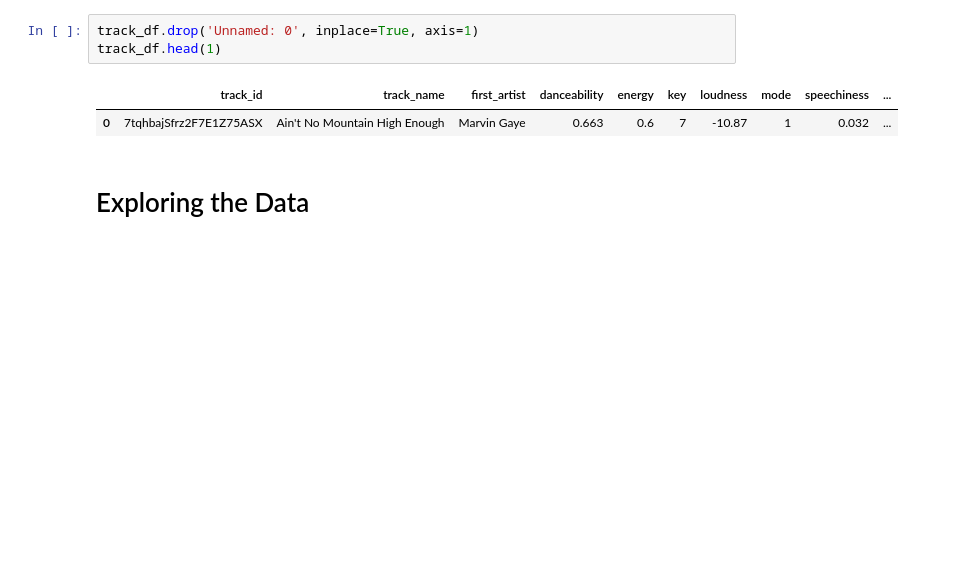
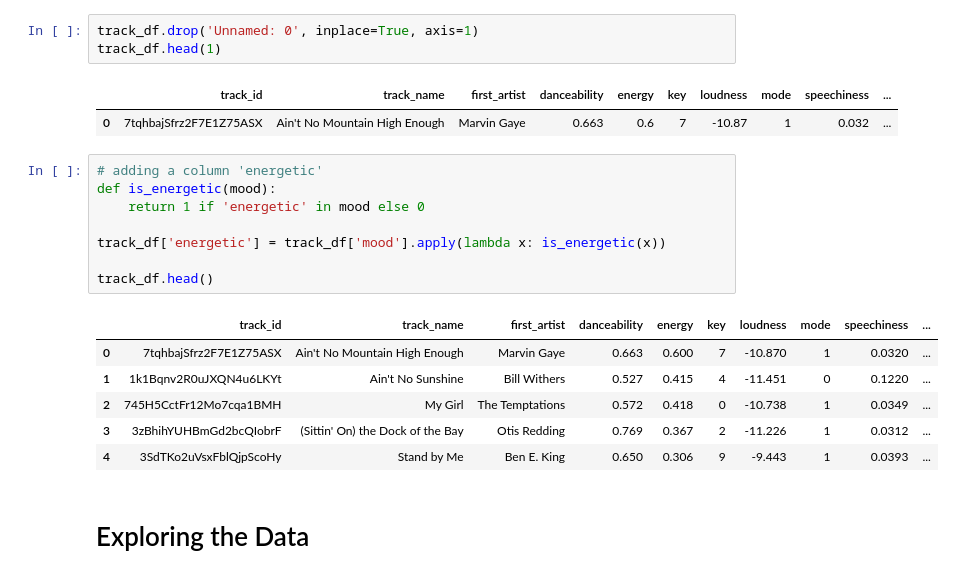
Before and after one commit to aakanksha1dutta/MOODSIC, a Jupyter notebook: 2_EDA_and_Modelling.ipynb, the cells around one changed output. Cells and saved outputs as stored; diff of their text form; blank space fills up the shorter version.

```diff
--- a/2_EDA_and_Modelling.ipynb
+++ b/2_EDA_and_Modelling.ipynb
@@ -25,6 +25,21 @@ track_df.head(1)
 # %% [output]
 |  | track_id | track_name | first_artist | danceability | energy | key | loudness | mode | speechiness | ... |
 | 0 | 7tqhbajSfrz2F7E1Z75ASX | Ain't No Mountain High Enough | Marvin Gaye | 0.663 | 0.6 | 7 | -10.87 | 1 | 0.032 | ... |
+# %%
+# adding a column 'energetic'
+def is_energetic(mood):
+    return 1 if 'energetic' in mood else 0
+
+track_df['energetic'] = track_df['mood'].apply(lambda x: is_energetic(x))
+
+track_df.head()
+# %% [output]
+|  | track_id | track_name | first_artist | danceability | energy | key | loudness | mode | speechiness | ... |
+| 0 | 7tqhbajSfrz2F7E1Z75ASX | Ain't No Mountain High Enough | Marvin Gaye | 0.663 | 0.600 | 7 | -10.870 | 1 | 0.0320 | ... |
+| 1 | 1k1Bqnv2R0uJXQN4u6LKYt | Ain't No Sunshine | Bill Withers | 0.527 | 0.415 | 4 | -11.451 | 0 | 0.1220 | ... |
+| 2 | 745H5CctFr12Mo7cqa1BMH | My Girl | The Temptations | 0.572 | 0.418 | 0 | -10.738 | 1 | 0.0349 | ... |
+| 3 | 3zBhihYUHBmGd2bcQIobrF | (Sittin' On) the Dock of the Bay | Otis Redding | 0.769 | 0.367 | 2 | -11.226 | 1 | 0.0312 | ... |
+| 4 | 3SdTKo2uVsxFblQjpScoHy | Stand by Me | Ben E. King | 0.650 | 0.306 | 9 | -9.443 | 1 | 0.0393 | ... |
 # %% [markdown]
 # Exploring the Data
 # %%
```
Also changed, not shown: parts of 9 cells of this notebook.
